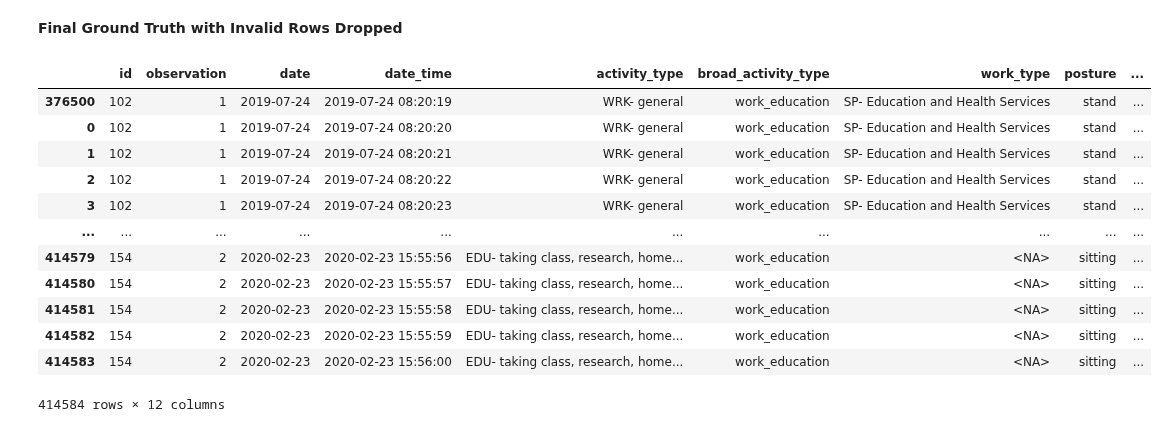
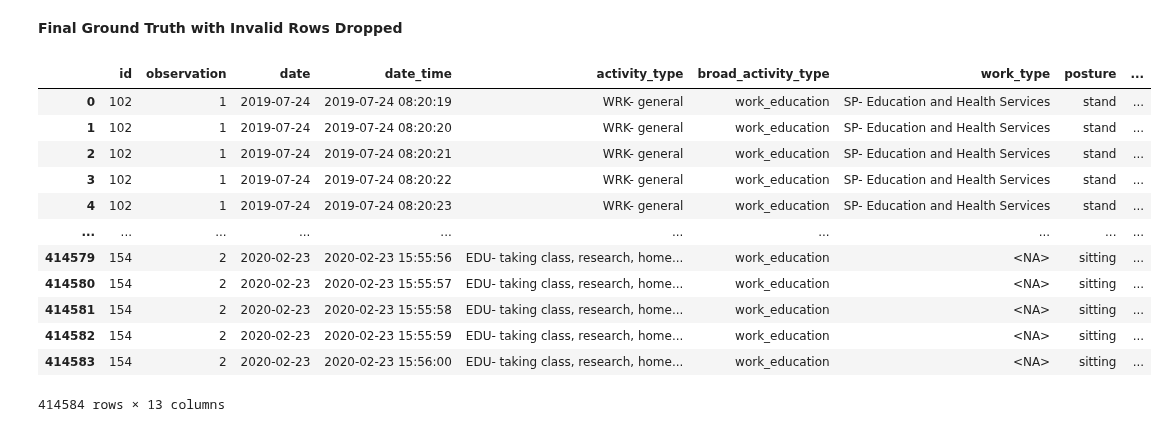
Before and after one commit to ksirohi7/DATA451-Steps, a Jupyter notebook: merge_behavior_steps.ipynb, the cells around one changed output. Saved outputs shown, nothing was run; the diff lists cells and outputs as text; code cells hidden in the pictures.

Commit message:
Updated merge ground truth notebook

```diff
--- a/merge_behavior_steps.ipynb
+++ b/merge_behavior_steps.ipynb
@@ -69,8 +76,8 @@ check[check > 1].reset_index().merge(right = seconds, on=["ID", "Session", "Date
 ## Ground Truth Data Cleaning
 # %%
 def quality_agg(srs):
-    if len(srs) > 1:
-        return "Ambiguous"
+    if "Non-codable" in srs:
+        return "Non-codeable"
     return srs.iloc[0]
 # %%
 seconds_2 = seconds.copy()
@@ -297,7 +318,7 @@ Series([], Name: count, dtype: int64)
 ## Merge Ground Truth Datasets
 # %%
 # Outer merge coding with steps ground truth
-merged = pd.merge(left = ground_truth_2, right = seconds_3.drop("Quality", axis=1), how="outer", on=["id", "observation", "date_time"])
+merged = pd.merge(left = ground_truth_2, right = seconds_3, how="outer", on=["id", "observation", "date_time"])
 # Add flag for times that are inside the max start and min end interval
 merged = merged.merge(right = start_end_info_3[["ID", "Session", "max_start", "min_end"]], how = 'left',
                             left_on = ["id", "observation"], right_on = ["ID", "Session"])
@@ -516,6 +551,7 @@ All behavioral only rows have been determined to be 0 steps. We will impute and
 # Impute with 0s
 gt_only2 = gt_only.copy()
 gt_only2["Step"] = 0
+gt_only2["Quality"] = "Codable"
 
 # Add back to dataset
 merged_valid2 = pd.concat([merged_valid, gt_only2], ignore_index=True).sort_values(["id", "observation", "date_time"])
@@ -659,20 +702,21 @@ log_exp[["ID", "Session", "Start", "End"]].to_csv("log-new.csv", index=False)
 # %% [markdown]
 **Final Ground Truth with Invalid Rows Dropped**
 # %%
-final_gt = merged_valid2.drop(["inside_flag"], axis=1).rename(columns={"Step": "step"})
-final_gt['step'] = final_gt['step'].astype(int)
+final_gt = merged_valid2.drop(["inside_flag"], axis=1).rename(columns={"Step": "step", "Quality": "quality"}).reset_index(drop=True)
+# Zero out non-codeables
+final_gt['step'] = final_gt['step'].astype(int) * (final_gt["quality"] == "Codable")
 final_gt
 # %% [output]
 |  | id | observation | date | date_time | activity_type | broad_activity_type | work_type | posture | ... |
-| 376500 | 102 | 1 | 2019-07-24 | 2019-07-24 08:20:19 | WRK- general | work_education | SP- Education and Health Services | stand | ... |
-| 0 | 102 | 1 | 2019-07-24 | 2019-07-24 08:20:20 | WRK- general | work_education | SP- Education and Health Services | stand | ... |
-| 1 | 102 | 1 | 2019-07-24 | 2019-07-24 08:20:21 | WRK- general | work_education | SP- Education and Health Services | stand | ... |
-| 2 | 102 | 1 | 2019-07-24 | 2019-07-24 08:20:22 | WRK- general | work_education | SP- Education and Health Services | stand | ... |
-| 3 | 102 | 1 | 2019-07-24 | 2019-07-24 08:20:23 | WRK- general | work_education | SP- Education and Health Services | stand | ... |
+| 0 | 102 | 1 | 2019-07-24 | 2019-07-24 08:20:19 | WRK- general | work_education | SP- Education and Health Services | stand | ... |
+| 1 | 102 | 1 | 2019-07-24 | 2019-07-24 08:20:20 | WRK- general | work_education | SP- Education and Health Services | stand | ... |
+| 2 | 102 | 1 | 2019-07-24 | 2019-07-24 08:20:21 | WRK- general | work_education | SP- Education and Health Services | stand | ... |
+| 3 | 102 | 1 | 2019-07-24 | 2019-07-24 08:20:22 | WRK- general | work_education | SP- Education and Health Services | stand | ... |
+| 4 | 102 | 1 | 2019-07-24 | 2019-07-24 08:20:23 | WRK- general | work_education | SP- Education and Health Services | stand | ... |
 | ... | ... | ... | ... | ... | ... | ... | ... | ... | ... |
 | 414579 | 154 | 2 | 2020-02-23 | 2020-02-23 15:55:56 | EDU- taking class, research, home... | work_education | <NA> | sitting | ... |
 | 414580 | 154 | 2 | 2020-02-23 | 2020-02-23 15:55:57 | EDU- taking class, research, home... | work_education | <NA> | sitting | ... |
 | 414581 | 154 | 2 | 2020-02-23 | 2020-02-23 15:55:58 | EDU- taking class, research, home... | work_education | <NA> | sitting | ... |
 | 414582 | 154 | 2 | 2020-02-23 | 2020-02-23 15:55:59 | EDU- taking class, research, home... | work_education | <NA> | sitting | ... |
 | 414583 | 154 | 2 | 2020-02-23 | 2020-02-23 15:56:00 | EDU- taking class, research, home... | work_education | <NA> | sitting | ... |
-414584 rows × 12 columns
+414584 rows × 13 columns
```
Also changed, not shown: parts of 19 cells of this notebook.
